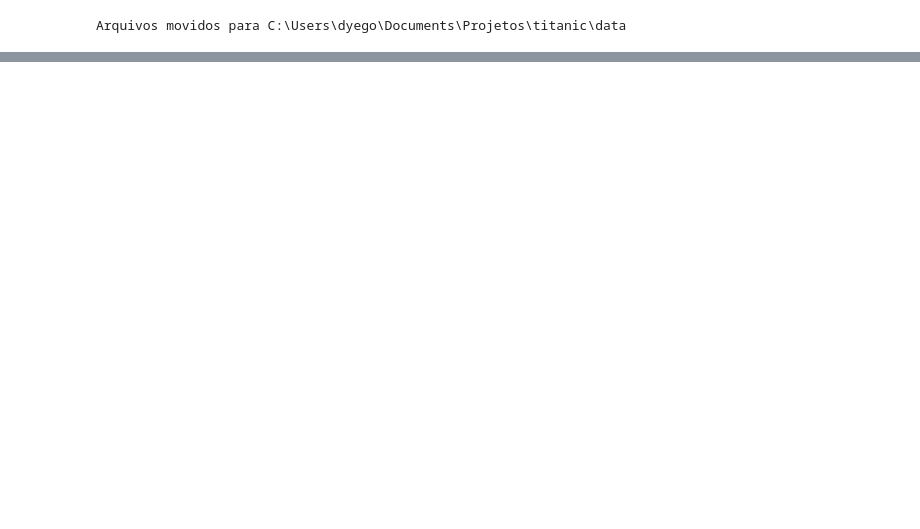
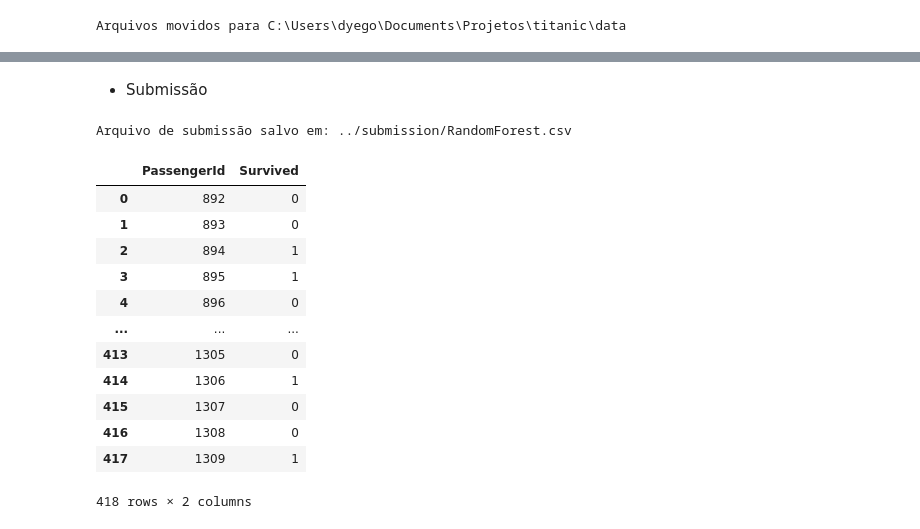
Before and after one commit to nerydyego/titanic, a Jupyter notebook: notebook/analise.ipynb, the cells around one changed output, grey strips where cells are left out. Saved outputs shown, nothing was run; the diff lists cells and outputs as text; code cells hidden in the pictures; blank space fills up the shorter version.

Commit message:
1º Criação ferramenta de arquivo de submissão, 2º Execução com modelo RANDOMFORREST

```diff
--- a/notebook/analise.ipynb
+++ b/notebook/analise.ipynb
@@ -47,0 +348,5 @@ variaveis = ['Sex_binary', 'Age']
+# %%
+modelo = RandomForestClassifier(n_estimators=100, random_state=0, n_jobs=-1)
+modelo.fit(X, y)
+
+p = modelo.predict(test[variaveis].fillna(-1))
@@ -47,0 +375,2 @@ variaveis = ['Sex_binary', 'Age']
+# %% [markdown]
+* Submissão
@@ -47,0 +379,17 @@ variaveis = ['Sex_binary', 'Age']
+# %%
+submeter_resultados(test, p, 'RandomForest')
+# %% [output]
+Arquivo de submissão salvo em: ../submission/RandomForest.csv
+|  | PassengerId | Survived |
+| 0 | 892 | 0 |
+| 1 | 893 | 0 |
+| 2 | 894 | 1 |
+| 3 | 895 | 1 |
+| 4 | 896 | 0 |
+| ... | ... | ... |
+| 413 | 1305 | 0 |
+| 414 | 1306 | 1 |
+| 415 | 1307 | 0 |
+| 416 | 1308 | 0 |
+| 417 | 1309 | 1 |
+418 rows × 2 columns
```
Also changed, not shown: parts of 33 cells of this notebook, 5 other files.
